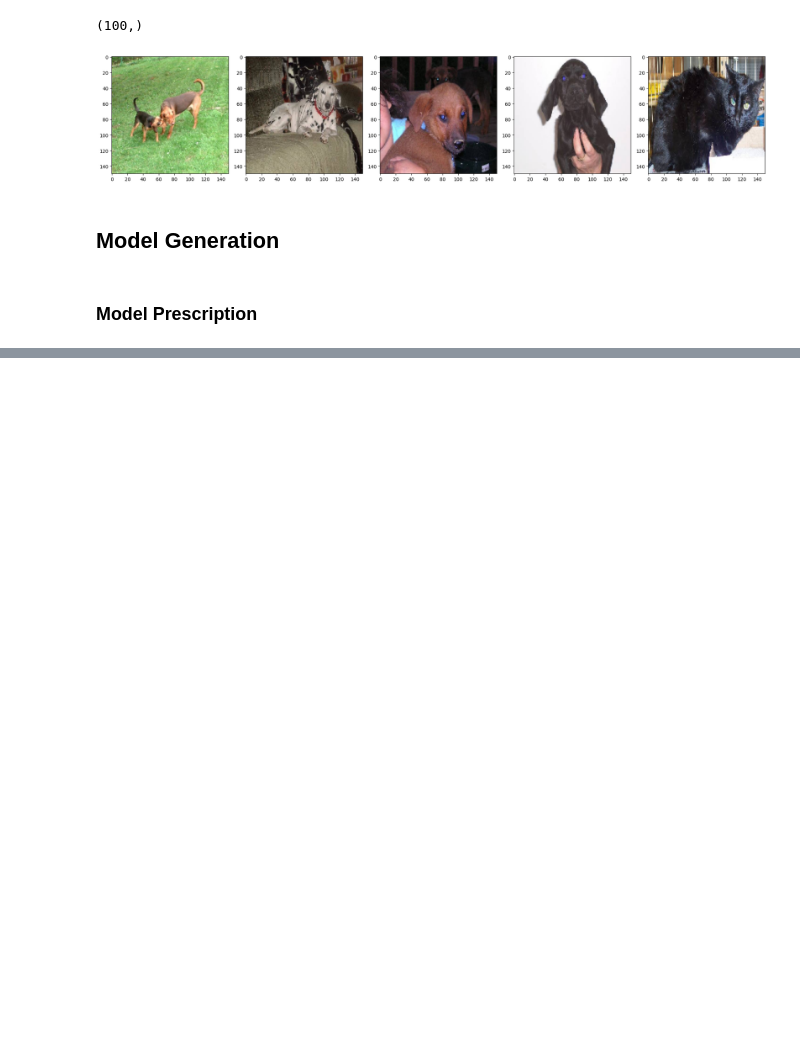
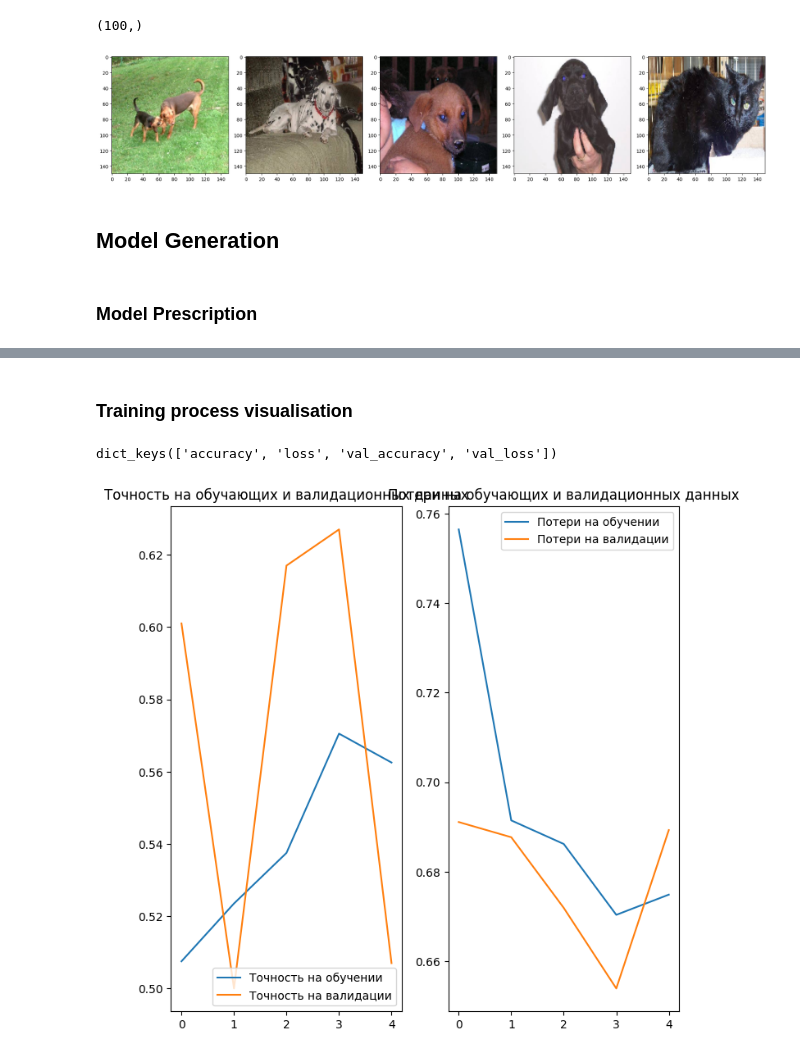
Before and after one commit to BalshowAndrew/netol_classes02, a Jupyter notebook: selfedu_tensorflow/my_brain_lab/01.cats_vs_dogs.ipynb, the cells around one changed output, grey strips where cells are left out. Saved outputs shown, nothing was run; the diff lists cells and outputs as text; code cells hidden in the pictures; blank space fills up the shorter version.

```diff
--- a/selfedu_tensorflow/my_brain_lab/01.cats_vs_dogs.ipynb
+++ b/selfedu_tensorflow/my_brain_lab/01.cats_vs_dogs.ipynb
@@ -157,7 +157,8 @@ model = tf.keras.models.Sequential([
 
     tf.keras.layers.Flatten(),
     tf.keras.layers.Dense(512, activation='relu'),
-    tf.keras.layers.Dense(2, activation='softmax')
+    # tf.keras.layers.Dense(2, activation='softmax')
+    tf.keras.layers.Dense(1, activation='sigmoid')
 ])
 # %%
 model.summary()
@@ -185,0 +189,7 @@ Model: "sequential_2"
+# %%
+model.compile(
+    optimizer='adam',
+    # loss='sparse_categorical_crossentropy',
+    loss='binary_crossentropy',
+    metrics=['accuracy']
+)
@@ -185,0 +198,9 @@ Model: "sequential_2"
+# %%
+EPOCHS = 5
+history = model.fit(
+    train_data_gen,
+    steps_per_epoch=int(np.ceil(total_train / float(BATCH_SIZE))),
+    epochs=EPOCHS,
+    validation_data=val_data_gen,
+    validation_steps=int(np.ceil(total_val / float(BATCH_SIZE)))
+)
@@ -185,0 +219,31 @@ Model: "sequential_2"
+# %% [markdown]
+### Training process visualisation
+# %%
+history.history.keys()
+# %% [output]
+dict_keys(['accuracy', 'loss', 'val_accuracy', 'val_loss'])
+# %%
+acc = history.history['accuracy']
+val_acc = history.history['val_accuracy']
+
+loss = history.history['loss']
+val_loss = history.history['val_loss']
+# %%
+epochs_range = range(EPOCHS)
+
+plt.figure(figsize=(8, 8))
+plt.subplot(1, 2, 1)
+plt.plot(epochs_range, acc, label='Точность на обучении')
+plt.plot(epochs_range, val_acc, label='Точность на валидации')
+plt.legend(loc='lower right')
+plt.title('Точность на обучающих и валидационных данных')
+
+plt.subplot(1, 2, 2)
+plt.plot(epochs_range, loss, label='Потери на обучении')
+plt.plot(epochs_range, val_loss, label='Потери на валидации')
+plt.legend(loc='upper right')
+plt.title('Потери на обучающих и валидационных данных')
+# plt.savefig('./foo.png')
+plt.show()
+# %% [output]
+[figure, added]
```
Also changed, not shown: parts of 4 cells of this notebook, 3 other files.
